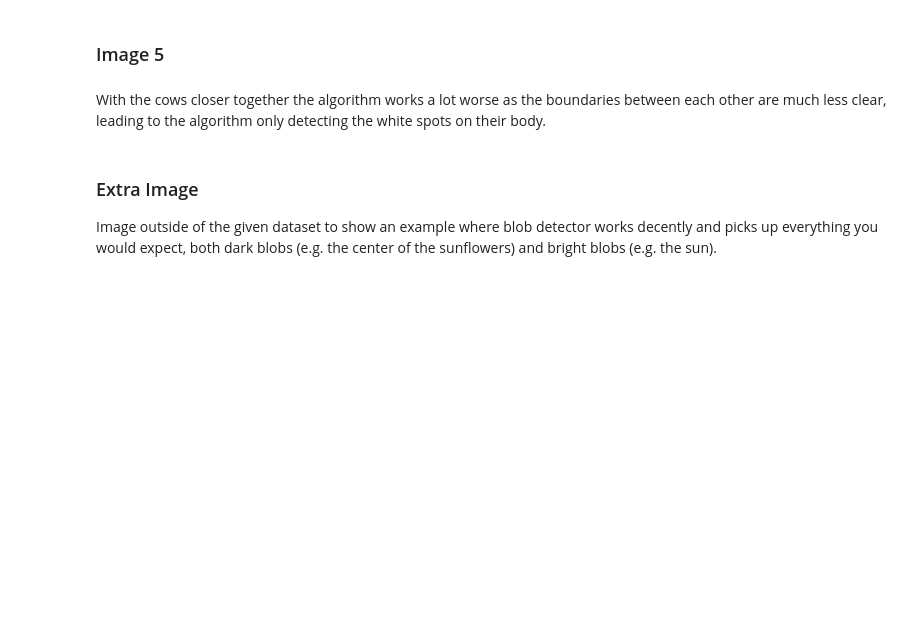
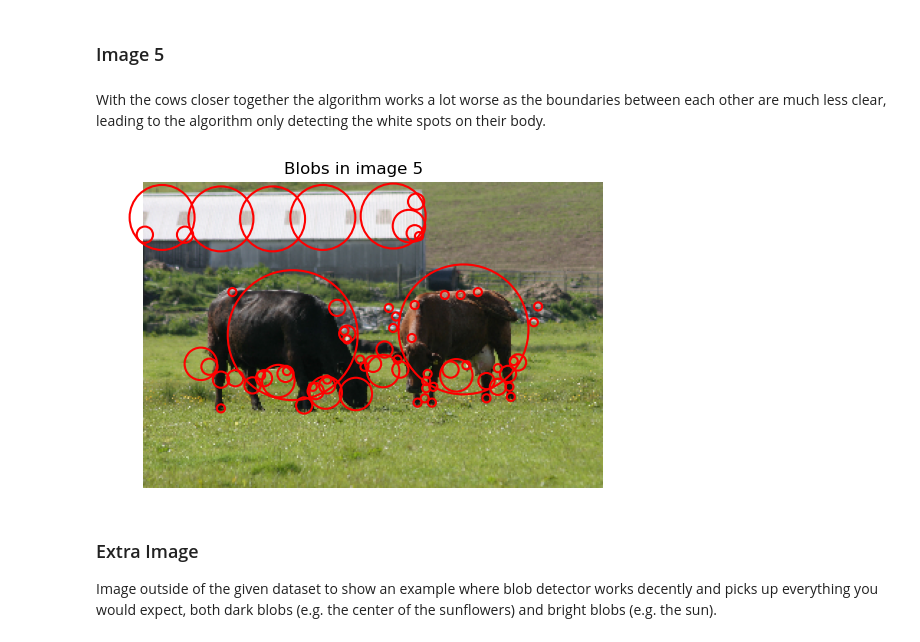
Before and after one commit to davideamadei/ISPR-Midterms, a Jupyter notebook: Midterm1/Assignment.ipynb, the cells around one changed output. Saved outputs shown, nothing was run; the diff lists cells and outputs as text; code cells hidden in the pictures; blank space fills up the shorter version.

```diff
--- a/Midterm1/Assignment.ipynb
+++ b/Midterm1/Assignment.ipynb
@@ -293,11 +309,13 @@ With the cows closer together the algorithm works a lot worse as the boundaries
 # %%
 image = cv2.imread("./images/image5.bmp")
 image = cv2.cvtColor(image, cv2.COLOR_BGR2RGB)
 # normalize image
 gray = cv2.cvtColor(image, cv2.COLOR_RGB2GRAY) / 255.0
 
 results = blob_detector(gray, base_scale=base_scale, k=k, threshold=threshold)
-plot_blobs(image, results, "Blobs in image 1")
+plot_blobs(image, results, "Blobs in image 5")
+# %% [output]
+[figure, added]
 # %% [markdown]
 ### Extra Image
 Image outside of the given dataset to show an example where blob detector works decently and picks up everything you would expect, both dark blobs (e.g. the center of the sunflowers) and bright blobs (e.g. the sun).
```
Also changed, not shown: parts of 8 cells of this notebook.
